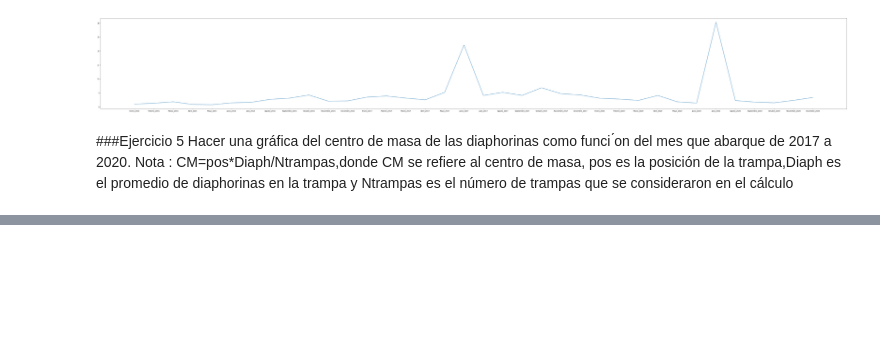
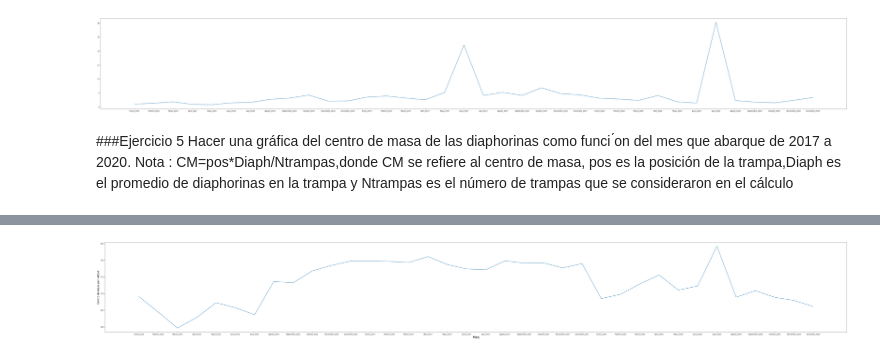
Before and after one commit to HilbertN/Analisis_de_datos_Tareas, a Jupyter notebook: tarea1.ipynb, the cells around one changed output, grey strips where cells are left out. Saved outputs shown, nothing was run; the diff lists cells and outputs as text; code cells hidden in the pictures; blank space fills up the shorter version.

```diff
--- a/tarea1.ipynb
+++ b/tarea1.ipynb
@@ -249,3 +242,6 @@ i19=v19/m19
 m20=veinte.groupby(['Mes','Ubicacion'])[veinte.columns.values[13]].mean().groupby(level='Mes').mean()
 v20=veinte.groupby(['Mes','Ubicacion'])[veinte.columns.values[13]].mean().groupby(level='Mes').var()
 i20=v20/m20
+
+t=pd.concat([i15,i16,i17,i19,i20],axis=1)
+t
@@ -262,3 +282,11 @@ plt.show()
 # %% [markdown]
 ###Ejercicio 5
 Hacer  una  gráfica  del  centro  de  masa  de  las  diaphorinas  como  funci ́on del mes que abarque de 2017 a 2020.  Nota :  CM=pos*Diaph/Ntrampas,donde CM se refiere al centro de masa, pos es la posición de la trampa,Diaph es el promedio de diaphorinas en la trampa y Ntrampas es el número de trampas que se consideraron en el cálculo
+# %%
+da1=pd.DataFrame(columns=['CmLat'],index=np.arange(0, 12))
+for i in np.arange(1, 13):
+    h = quince[quince['Mes'] == i].groupby(['Ubicacion']).mean()
+    t = h[quince.columns.values[12]].sum()
+    clat = (h['Latitud']*h[quince.columns.values[12]]).sum()/t
+    da1.iloc[i-1] = clat
+print(da1)
@@ -264,0 +307,8 @@ Hacer  una  gráfica  del  centro  de  masa  de  las  diaphorinas  como  funci
+# %%
+da2=pd.DataFrame(columns=['CmLat'],index=np.arange(0, 12))
+for i in np.arange(1, 13):
+    h = diecisiete[diecisiete['Mes'] == i].groupby(['Ubicacion']).mean()
+    t = h[diecisiete.columns.values[12]].sum()
+    clat = (h['Latitud']*h[diecisiete.columns.values[12]]).sum()/t
+    da2.iloc[i-1] = clat
+print(da2)
@@ -264,0 +329,8 @@ Hacer  una  gráfica  del  centro  de  masa  de  las  diaphorinas  como  funci
+# %%
+da3=pd.DataFrame(columns=['CmLat'],index=np.arange(0, 12))
+for i in np.arange(1, 13):
+    h = veinte[veinte['Mes'] == i].groupby(['Ubicacion']).mean()
+    t = h[veinte.columns.values[13]].sum()
+    clat = (h['Latitud']*h[veinte.columns.values[13]]).sum()/t
+    da3.iloc[i-1] = clat
+print(da3)
@@ -264,0 +351,12 @@ Hacer  una  gráfica  del  centro  de  masa  de  las  diaphorinas  como  funci
+# %%
+da1.index=['Enero_2015','Febrero_2015','Marzo_2015','Abril_2015','Mayo_2015','Junio_2015','Julio_2015','Agosto_2015','Septiembre_2015','Octubre_2015','Noviembre_2015','Diciembre_2015']
+da2.index=['Enero_2017','Febrero_2017','Marzo_2017','Abril_2017','Mayo_2017','Junio_2017','Julio_2017','Agosto_2017','Septiembre_2017','Octubre_2017','Noviembre_2017','Diciembre_2017']
+da3.index=['Enero_2020','Febrero_2020','Marzo_2020','Abril_2020','Mayo_2020','Junio_2020','Julio_2020','Agosto_2020','Septiembre_2020','Octubre_2020','Noviembre_2020','Diciembre_2020']
+w=pd.concat([da1,da2,da3],axis=0)
+fig, ax=plt.subplots(figsize=(80,10))
+ax.plot(w.index,w.values)
+ax.set_xlabel("Mes",fontsize=20)
+ax.set_ylabel("Centro de masa por latitud",fontsize=15)
+plt.show()
+# %% [output]
+[figure, added]
```
Also changed, not shown: parts of 13 cells of this notebook.
